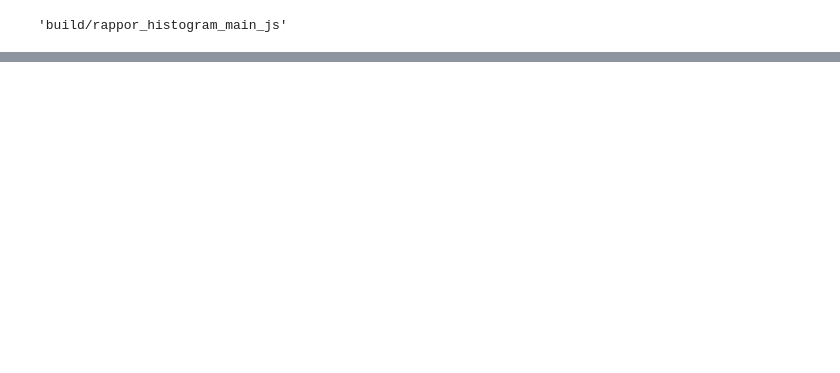
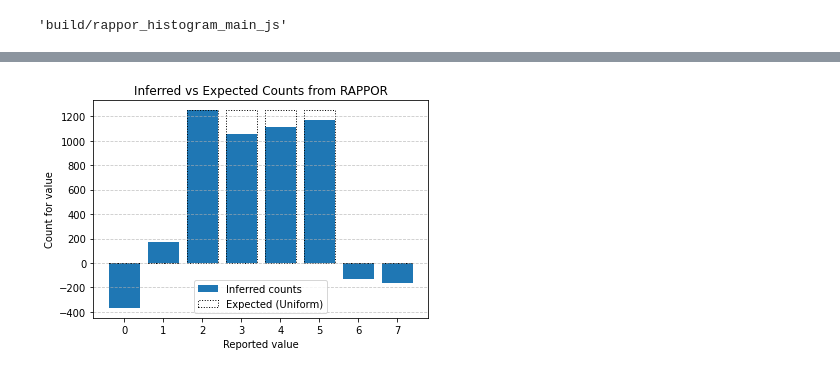
Before and after one commit to htried/zkp-ldp, a Jupyter notebook: rappor_logic/rappor histogram validation.ipynb, the cells around one changed output, grey strips where cells are left out. Cells and saved outputs as stored; diff of their text form; code cells hidden in the pictures; blank space fills up the shorter version.

```diff
--- a/rappor_logic/rappor histogram validation.ipynb
+++ b/rappor_logic/rappor histogram validation.ipynb
@@ -225,0 +226,31 @@ plt.show()
+# %%
+import matplotlib.pyplot as plt
+
+positions = list(range(0, 8))
+actual_counts = sorted_key_counts
+reference_counts = [0, 0, 1250, 1250, 1250, 1250, 0, 0]
+
+# Plot actual histogram bars
+plt.bar(positions, actual_counts, label='Inferred counts')
+
+# Plot reference bars as transparent with dotted edges only
+plt.bar(
+    positions,
+    reference_counts,
+    fill=False,              # no fill
+    edgecolor='black',       # black edges
+    linestyle=':',           # dotted line
+    linewidth=1,             # thicker line for visibility
+    label='Expected (Uniform)'
+)
+
+plt.xlabel('Reported value')
+plt.ylabel('Count for value')
+plt.title('Inferred vs Expected Counts from RAPPOR')
+plt.xticks(positions)
+plt.grid(True, axis='y', linestyle='--', alpha=0.7)
+plt.legend()
+plt.savefig("rappor_counts.pdf", format='pdf', bbox_inches='tight')
+plt.show()
+# %% [output]
+[figure, added]
```
Also changed, not shown: parts of 4 cells of this notebook, 4 other files.
